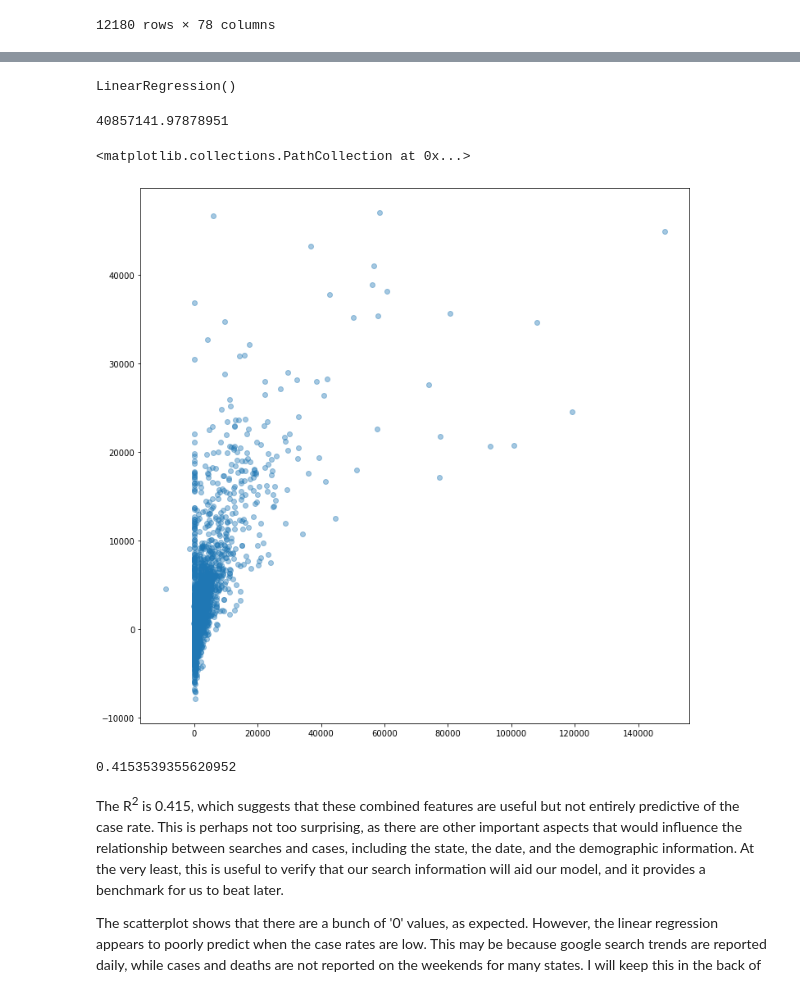
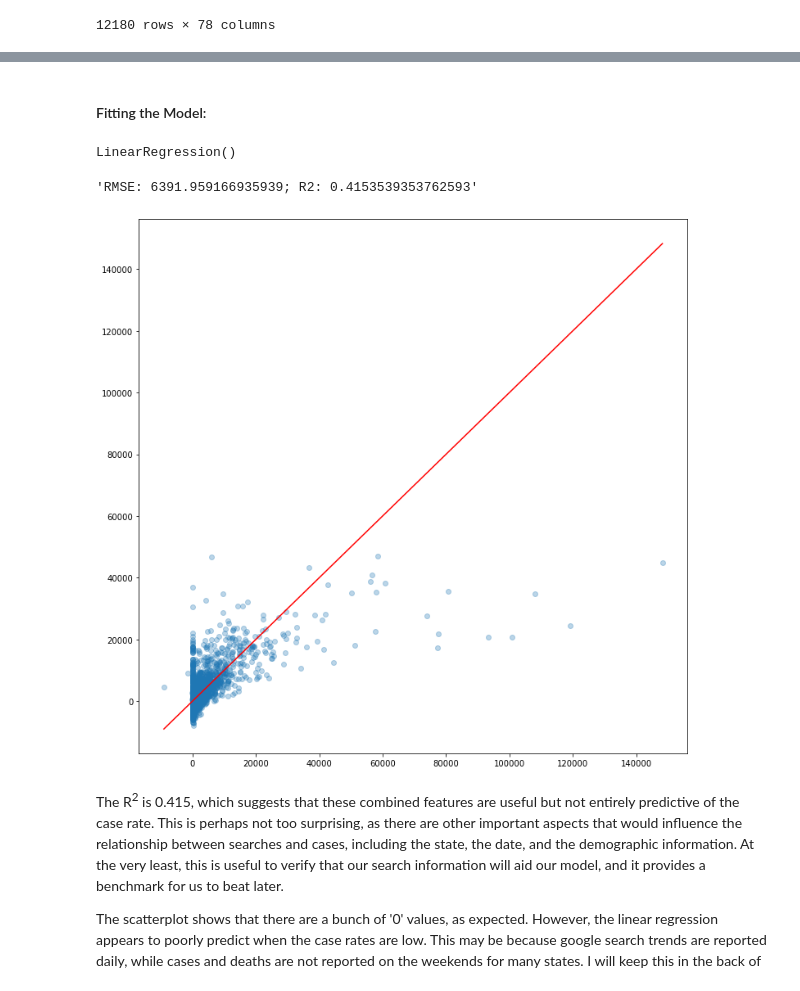
Before and after one commit to GaniPerez/COVID_Case_Prediction, a Jupyter notebook: COVID19_RNN_byState.ipynb, the cells around one changed output, grey strips where cells are left out. Saved outputs shown, nothing was run; the diff lists cells and outputs as text; code cells hidden in the pictures.

```diff
--- a/COVID19_RNN_byState.ipynb
+++ b/COVID19_RNN_byState.ipynb
@@ -186,0 +175,3 @@ test_df_cut
+# %%
+test_df_cut = pd.read_csv("COVID19_cases_searches_naiveLR.csv")
+test_df_cut.head()
@@ -189,3 +190,37 @@ test_df_cut2 = test_df_cut.drop(["state", "date"], axis=1)
+# %%
+def graph_true_vs_predict(y_val, y_pred):
+    fig, ax = plt.subplots(figsize=(12,12))
+
+    x = np.linspace(y_val.min(), y_val.max(), 2)
+    y = x
+
+    ax.scatter(y_val, y_pred, alpha = 0.3)
+    ax.plot(x, y, '-r')
+
+    ax.set_xlabel("True Values")
+    ax.set_ylabel("Predicted Values")
+
+    return fig, ax
+
+def R2_val(y_val, y_pred):
+    y_var = (y_val - y_val.mean()) ** 2
+    TSS = y_var.sum()
+
+    y_res = (y_val - y_pred) ** 2
+    RSS = y_res.sum()
+
+    R2 = 1 - (RSS/TSS)
+
+    return R2
+
+def RMSE_val(y_val, y_pred):
+    RSS = ((y_val - y_pred) ** 2).sum()
+    var = RSS / y_val.shape[0]
+    RMSE = var ** (1/2)
+
+    return RMSE
+# %% [markdown]
+#### Fitting the Model:
 # %%
 X_train, X_val, y_train, y_val = train_test_split(test_df_cut2.drop("cases", axis=1),
                                                   test_df_cut2["cases"],
@@ -199,20 +234,14 @@ LinearRegression()
 # %%
 y_val_pred = mlr.predict(X_val)
 # %%
-mean_squared_error(y_true = y_val, y_pred = y_val_pred)
+RMSE, R2 = RMSE_val(y_val, y_val_pred), R2_val(y_val, y_val_pred)
+f"RMSE: {RMSE}; R2: {R2}"
 # %% [output]
-40857141.97878951
+'RMSE: 6391.959166935939; R2: 0.4153539353762593'
 # %%
-fig, ax = plt.subplots(figsize = (12,12))
-
-ax.scatter(y_val, y_val_pred, alpha = 0.4)
+fig, ax = graph_true_vs_predict(y_val, y_val_pred)
 # %% [output]
-<matplotlib.collections.PathCollection at 0x...>
-[figure, old version]
+[figure, new version]
-# %%
-mlr.score(X_val, y_val)
-# %% [output]
-0.4153539355620952
 # %% [markdown]
 The R<sup>2</sup> is 0.415, which suggests that these combined features are useful but not entirely predictive of the case rate. This is perhaps not too surprising, as there are other important aspects that would influence the relationship between searches and cases, including the state, the date, and the demographic information. At the very least, this is useful to verify that our search information will aid our model, and it provides a benchmark for us to beat later.
 
```
Also changed, not shown: parts of 156 cells of this notebook, 5 other files.
